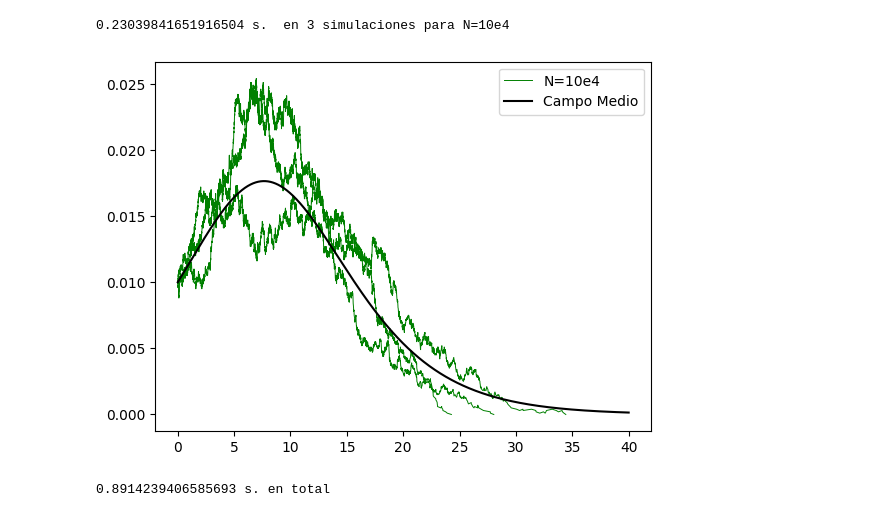
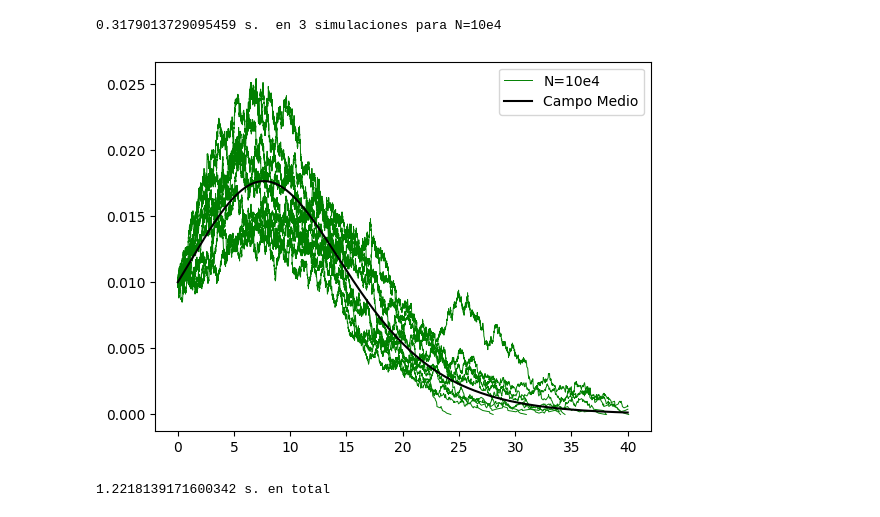
Before and after one commit to JairEsc/Mat_Apl_2, a Jupyter notebook: T_bandas_simulaciones.ipynb, the cells around one changed output. Drawn from its saved outputs; the diff is of its cells as text; code cells hidden in the pictures.

```diff
--- a/T_bandas_simulaciones.ipynb
+++ b/T_bandas_simulaciones.ipynb
@@ -27,7 +27,7 @@ def Gillespie_Markov_Chain_MA(N,S_0,I_0,R_0,beta,gamma,T=np.inf):
 ## Ejemplo
 start_0=time.time()
 np.random.seed(0)
-k=3
+k=10
 for power in [4]:
   start_1=time.time()
   beta=1.15
@@ -51,36 +51,36 @@ for power in [4]:
 #----------------------------------Campo Medio
 from scipy.integrate import odeint
 import scipy.integrate as spi
 def ode_SIR(INP,t,ps): #Codigo hurtado del dropbox.
     try:
         beta = ps['beta'].value
         gamma = ps['gamma'].value
         N = ps['N'].value
     except:
         beta,gamma,N = ps
     Y = np.zeros((3))
     V = INP
     Y[0] = - beta * V[0] * V[1] /N
     Y[1] = beta * V[0] * V[1]/N - gamma * V[1]
     Y[2] = gamma * V[1]
     return Y
 def g(t,INP,ps):
     SOL = spi.odeint(ode_SIR,INPUT,t_range,args=(ps,))
     return SOL[:,1]
 
 INPUT = (S_0, I_0, 0.0)
 t_start = 0.0; t_end = 40; t_inc = .01
 t_range = np.arange(t_start, t_end+t_inc, t_inc)
 plt.plot(t_range,g(t_range,INPUT,[beta,gamma,N])/N, 'k',label='Campo Medio')
 #----------------------------------
 plt.legend()
 plt.savefig('markoviano_convergencia.png',dpi=300)
 plt.show()
 print(time.time()-start_0, 's. en total')
 # %% [output]
-0.23039841651916504 s.  en 3 simulaciones para N=10e4
+0.3179013729095459 s.  en 3 simulaciones para N=10e4
-[figure, old version]
+[figure, new version]
-0.8914239406585693 s. en total
+1.2218139171600342 s. en total
 # %%
 def suma_por_particion(tiempos,base):
   t_0=0
```
Also changed, not shown: parts of 6 cells of this notebook.
